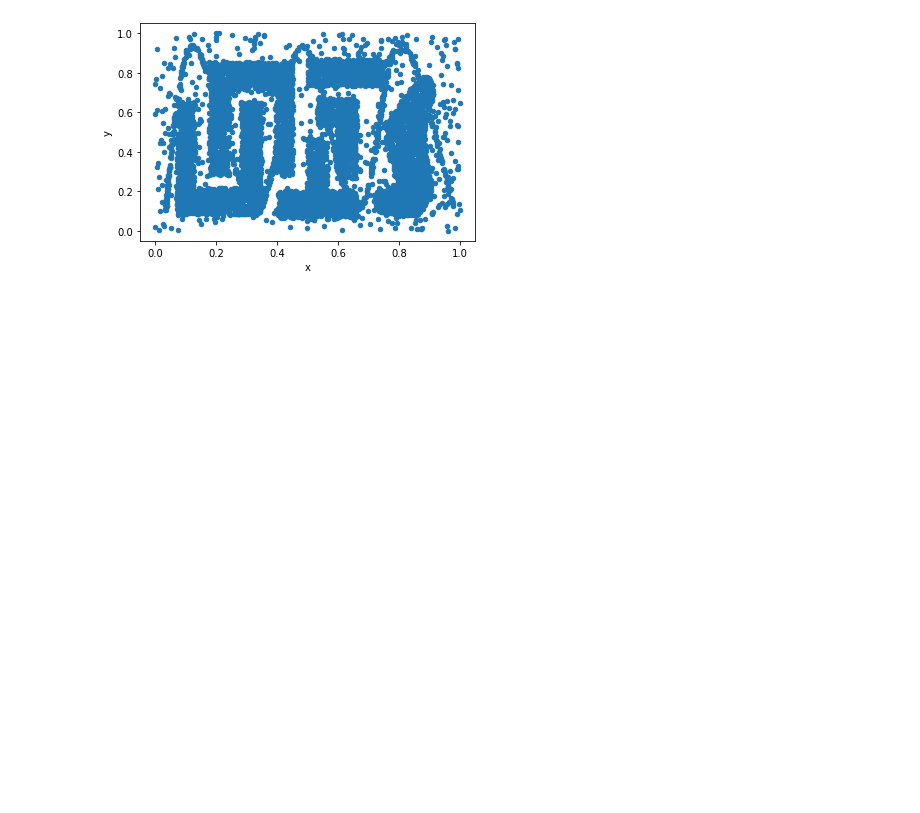
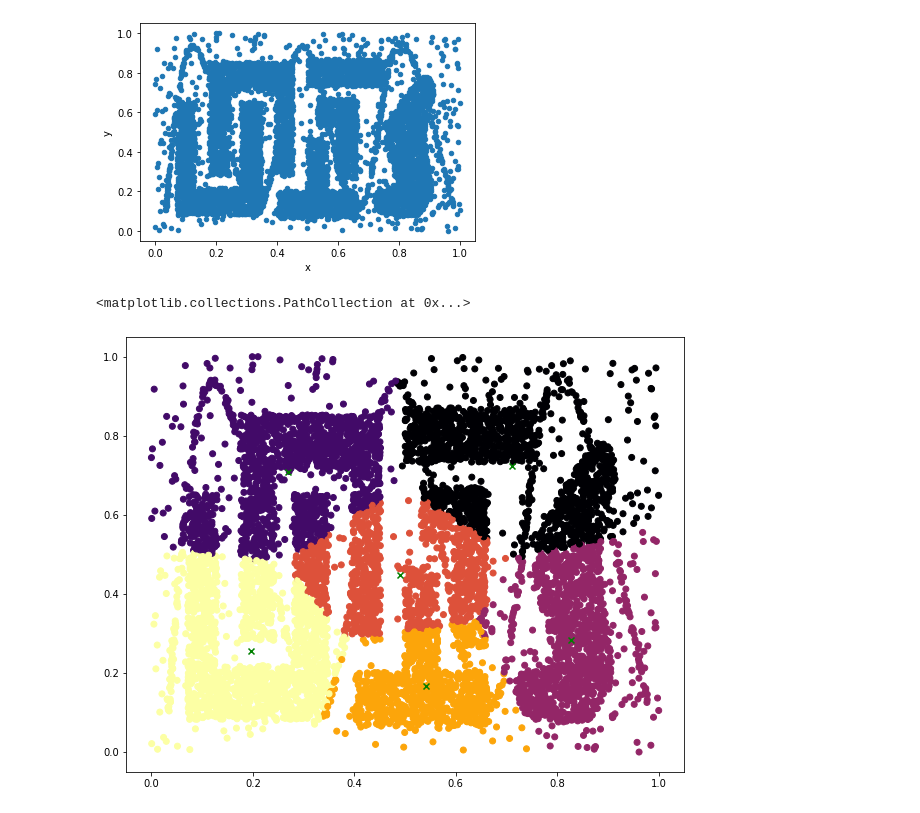
Before and after one commit to frank-lacriola/Data-Science-Lab, a Jupyter notebook: Lab10_Clustering_over_Chameleon_and_20_Newsgroups.ipynb, the cells around one changed output. Saved outputs shown, nothing was run; the diff lists cells and outputs as text; code cells hidden in the pictures; blank space fills up the shorter version.

```diff
--- a/Lab10_Clustering_over_Chameleon_and_20_Newsgroups.ipynb
+++ b/Lab10_Clustering_over_Chameleon_and_20_Newsgroups.ipynb
@@ -125,3 +125,13 @@ df_min_max_scaled.plot.scatter(x='x',y='y')
 # %% [output]
 <matplotlib.axes._subplots.AxesSubplot at 0x...>
 [figure]
+# %%
+km = KMeans(n_clusters=6, max_iter=200)
+labels, centroids = km.fit_predict(X=df_min_max_scaled.to_numpy())
+# %%
+fig, ax = plt.subplots(1, figsize=(10, 8))
+plt.scatter(x=df_min_max_scaled['x'], y=df_min_max_scaled['y'], c=labels, cmap="inferno")
+plt.scatter(centroids[:, 0], centroids[:, 1], marker='x', c='green')
+# %% [output]
+<matplotlib.collections.PathCollection at 0x...>
+[figure, added]
```
